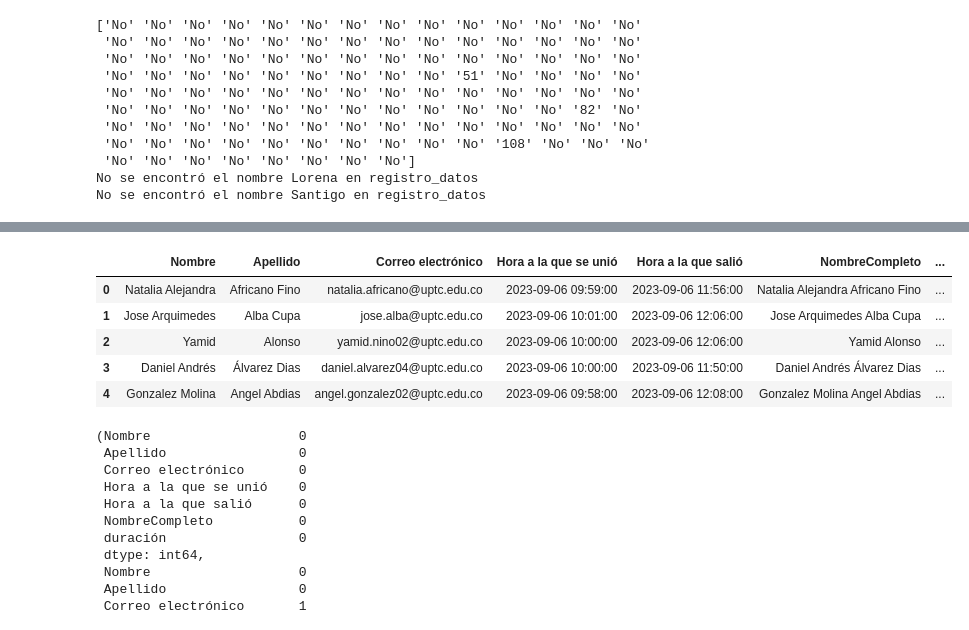
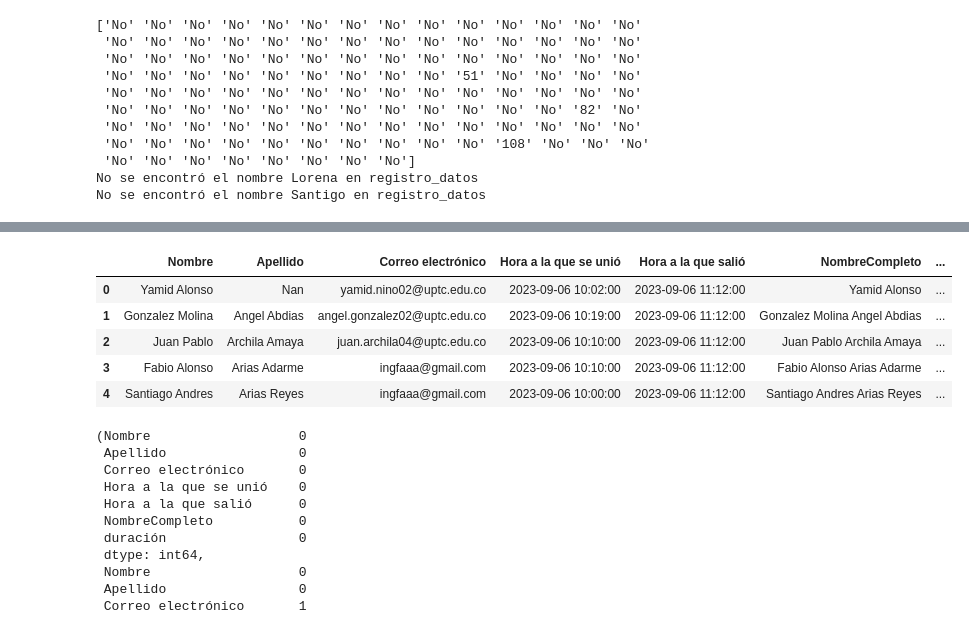
Before and after one commit to JSEB99/dashboard-full-stack, a Jupyter notebook: ETL/src/limpieza.ipynb, the cells around one changed output, grey strips where cells are left out. Cells and saved outputs as stored; diff of their text form; code cells hidden in the pictures.

```diff
--- a/ETL/src/limpieza.ipynb
+++ b/ETL/src/limpieza.ipynb
@@ -515,0 +555,5 @@ evento_dia_13.iloc[52,2]="telematica@boyaca.gov.co"
+# %%
+# Se corrigen los nombres
+evento_4.iloc[4,2] = registro_datos["Correo institucional (@uptc.edu.co)"][registro_datos["Nombre"]==nombre_gmail[1]].values[0]
+evento_4.iloc[29,2] = registro_datos["Correo institucional (@uptc.edu.co)"][registro_datos["Nombre"]==nombre_gmail[3]].values[0]
+evento_4.iloc[59,2] = registro_datos["Correo institucional (@uptc.edu.co)"][registro_datos["Nombre"]==nombre_gmail[4]].values[0]
@@ -538,3 +649,13 @@ evento_dia_15["Nombre"] = evento_dia_15["Nombre"].str.title()
+# %%
+evento_1["Nombre"] = evento_1["Nombre"].str.title()
+evento_2["Nombre"] = evento_2["Nombre"].str.title()
+evento_3["Nombre"] = evento_3["Nombre"].str.title()
+evento_4["Nombre"] = evento_4["Nombre"].str.title()
+evento_5["Nombre"] = evento_5["Nombre"].str.title()
+evento_6["Nombre"] = evento_6["Nombre"].str.title()
+evento_7["Nombre"] = evento_7["Nombre"].str.title()
+evento_8["Nombre"] = evento_8["Nombre"].str.title()
+evento_9["Nombre"] = evento_9["Nombre"].str.title()
 # %%
 solo_letras = re.compile('[a-zA-ZáéíóúÁÉÍÓÚñÑ]+')
 datos = registro_datos["Nombre"].str.split()
@@ -642,9 +820,14 @@ def procesamiento(dataframe):
     return dataframe
 # %%
 # Se procesa duración a minutos (Se maneja tiempo entero), hora a la que se unió y hora a la que salió a tiempo
-evento_dia_06 = procesamiento(evento_dia_06)
-evento_dia_08 = procesamiento(evento_dia_08)
-evento_dia_13 = procesamiento(evento_dia_13)
-evento_dia_15 = procesamiento(evento_dia_15)
+evento_1 = procesamiento(evento_1)
+evento_2 = procesamiento(evento_2)
+evento_3 = procesamiento(evento_3)
+evento_4 = procesamiento(evento_4)
+evento_5 = procesamiento(evento_5)
+evento_6 = procesamiento(evento_6)
+evento_7 = procesamiento(evento_7)
+evento_8 = procesamiento(evento_8)
+evento_9 = procesamiento(evento_9)
 # %%
 # Evaluo tipos de los datos
@@ -669,9 +852,14 @@ evento_dia_06.dtypes,evento_dia_08.dtypes,evento_dia_13.dtypes,evento_dia_15.dty
  dtype: object)
 # %%
 # elimino columna de "Duración"
-evento_dia_06.drop(columns='Duración',inplace=True)
-evento_dia_08.drop(columns='Duración',inplace=True)
-evento_dia_13.drop(columns='Duración',inplace=True)
-evento_dia_15.drop(columns='Duración',inplace=True)
+evento_1.drop(columns='Duración', inplace=True)
+evento_2.drop(columns='Duración', inplace=True)
+evento_3.drop(columns='Duración', inplace=True)
+evento_4.drop(columns='Duración', inplace=True)
+evento_5.drop(columns='Duración', inplace=True)
+evento_6.drop(columns='Duración', inplace=True)
+evento_7.drop(columns='Duración', inplace=True)
+evento_8.drop(columns='Duración', inplace=True)
+evento_9.drop(columns='Duración', inplace=True)
 # %%
 # Evalúo dataframes de asistencias
@@ -744,11 +982,11 @@ limpieza_final(evento_dia_15)
 # %%
-evento_dia_06.head()
+evento_4.head()
 # %% [output]
 |  | Nombre | Apellido | Correo electrónico | Hora a la que se unió | Hora a la que salió | NombreCompleto | ... |
-| 0 | Natalia Alejandra | Africano Fino | natalia.africano@uptc.edu.co | 2023-09-06 09:59:00 | 2023-09-06 11:56:00 | Natalia Alejandra Africano Fino | ... |
-| 1 | Jose Arquimedes | Alba Cupa | jose.alba@uptc.edu.co | 2023-09-06 10:01:00 | 2023-09-06 12:06:00 | Jose Arquimedes Alba Cupa | ... |
-| 2 | Yamid | Alonso | yamid.nino02@uptc.edu.co | 2023-09-06 10:00:00 | 2023-09-06 12:06:00 | Yamid Alonso | ... |
-| 3 | Daniel Andrés | Álvarez Dias | daniel.alvarez04@uptc.edu.co | 2023-09-06 10:00:00 | 2023-09-06 11:50:00 | Daniel Andrés Álvarez Dias | ... |
-| 4 | Gonzalez Molina | Angel Abdias | angel.gonzalez02@uptc.edu.co | 2023-09-06 09:58:00 | 2023-09-06 12:08:00 | Gonzalez Molina Angel Abdias | ... |
+| 0 | Yamid Alonso | Nan | yamid.nino02@uptc.edu.co | 2023-09-06 10:02:00 | 2023-09-06 11:12:00 | Yamid Alonso | ... |
+| 1 | Gonzalez Molina | Angel Abdias | angel.gonzalez02@uptc.edu.co | 2023-09-06 10:19:00 | 2023-09-06 11:12:00 | Gonzalez Molina Angel Abdias | ... |
+| 2 | Juan Pablo | Archila Amaya | juan.archila04@uptc.edu.co | 2023-09-06 10:10:00 | 2023-09-06 11:12:00 | Juan Pablo Archila Amaya | ... |
+| 3 | Fabio Alonso | Arias Adarme | ingfaaa@gmail.com | 2023-09-06 10:10:00 | 2023-09-06 11:12:00 | Fabio Alonso Arias Adarme | ... |
+| 4 | Santiago Andres | Arias Reyes | ingfaaa@gmail.com | 2023-09-06 10:00:00 | 2023-09-06 11:12:00 | Santiago Andres Arias Reyes | ... |
 # %%
 # Se revisan valores nulos en asistencia a eventos
```
Also changed, not shown: parts of 82 cells of this notebook, 19 other files.
